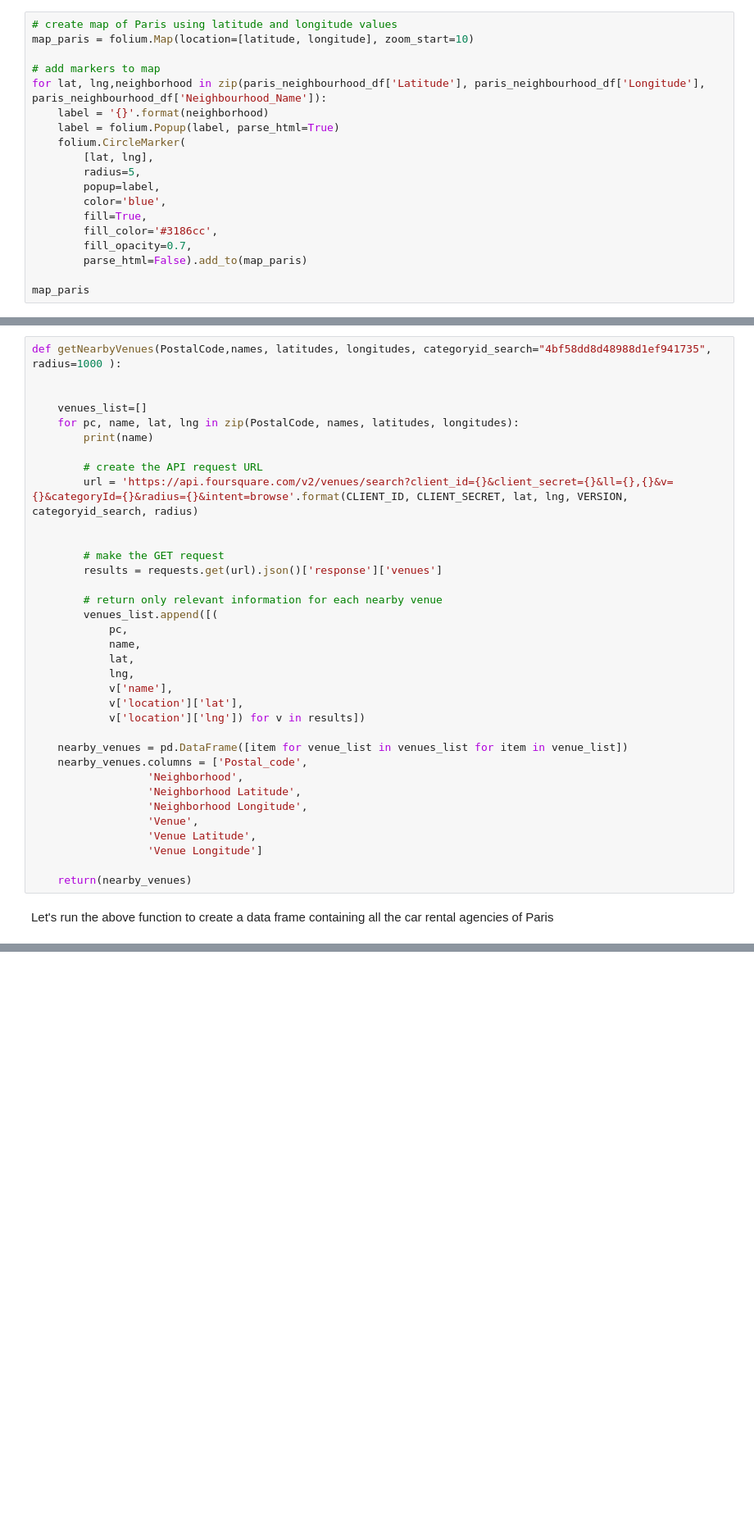
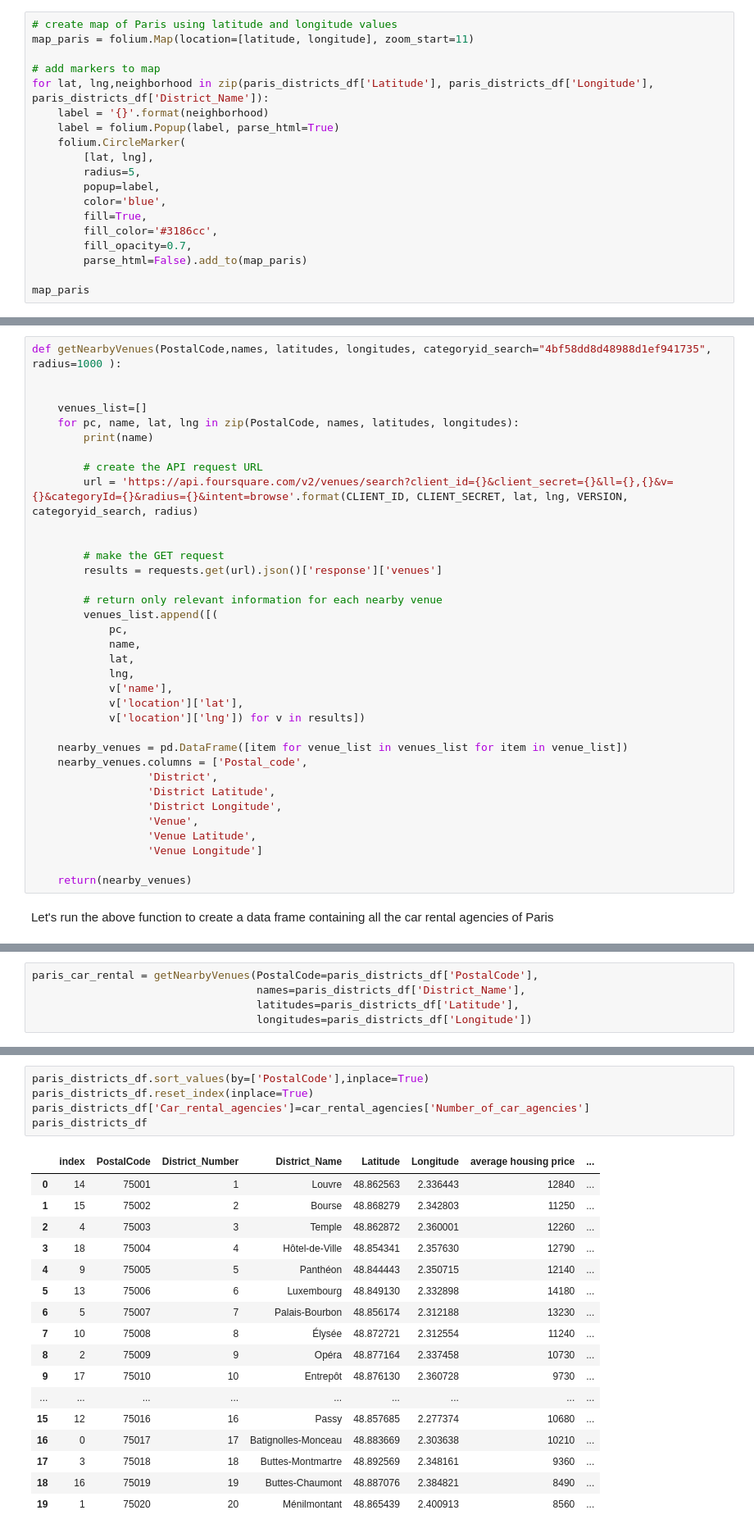
Before and after one commit to RedouanSabir/Coursera_Capstone, a Jupyter notebook: Capstone_Project_The_Battle_of_Neighborhoods_Week1.ipynb, the cells around one changed output, grey strips where cells are left out. Shown at 82% size. Saved outputs shown, nothing was run; the diff lists cells and outputs as text; blank space fills up the shorter version.

```diff
--- a/Capstone_Project_The_Battle_of_Neighborhoods_Week1.ipynb
+++ b/Capstone_Project_The_Battle_of_Neighborhoods_Week1.ipynb
@@ -111,9 +122,9 @@ The geograpical coordinates of Paris are 48.8566969, 2.3514616.
 # %%
 # create map of Paris using latitude and longitude values
-map_paris = folium.Map(location=[latitude, longitude], zoom_start=10)
+map_paris = folium.Map(location=[latitude, longitude], zoom_start=11)
 
 # add markers to map
-for lat, lng,neighborhood in zip(paris_neighbourhood_df['Latitude'], paris_neighbourhood_df['Longitude'], paris_neighbourhood_df['Neighbourhood_Name']):
+for lat, lng,neighborhood in zip(paris_districts_df['Latitude'], paris_districts_df['Longitude'], paris_districts_df['District_Name']):
     label = '{}'.format(neighborhood)
     label = folium.Popup(label, parse_html=True)
     folium.CircleMarker(
@@ -174,9 +185,9 @@ def getNearbyVenues(PostalCode,names, latitudes, longitudes, categoryid_search="
 
     nearby_venues = pd.DataFrame([item for venue_list in venues_list for item in venue_list])
     nearby_venues.columns = ['Postal_code',
-                  'Neighborhood',
-                  'Neighborhood Latitude',
-                  'Neighborhood Longitude',
+                  'District',
+                  'District Latitude',
+                  'District Longitude',
                   'Venue',
                   'Venue Latitude',
                   'Venue Longitude']
@@ -307,0 +198,5 @@ paris_car_rental_clustering=paris_car_rental
+# %%
+paris_car_rental = getNearbyVenues(PostalCode=paris_districts_df['PostalCode'],
+                                   names=paris_districts_df['District_Name'],
+                                   latitudes=paris_districts_df['Latitude'],
+                                   longitudes=paris_districts_df['Longitude'])
@@ -307,0 +244,23 @@ paris_car_rental_clustering=paris_car_rental
+# %%
+paris_districts_df.sort_values(by=['PostalCode'],inplace=True)
+paris_districts_df.reset_index(inplace=True)
+paris_districts_df['Car_rental_agencies']=car_rental_agencies['Number_of_car_agencies']
+paris_districts_df
+# %% [output]
+|  | index | PostalCode | District_Number | District_Name | Latitude | Longitude | average housing price | ... |
+| 0 | 14 | 75001 | 1 | Louvre | 48.862563 | 2.336443 | 12840 | ... |
+| 1 | 15 | 75002 | 2 | Bourse | 48.868279 | 2.342803 | 11250 | ... |
+| 2 | 4 | 75003 | 3 | Temple | 48.862872 | 2.360001 | 12260 | ... |
+| 3 | 18 | 75004 | 4 | Hôtel-de-Ville | 48.854341 | 2.357630 | 12790 | ... |
+| 4 | 9 | 75005 | 5 | Panthéon | 48.844443 | 2.350715 | 12140 | ... |
+| 5 | 13 | 75006 | 6 | Luxembourg | 48.849130 | 2.332898 | 14180 | ... |
+| 6 | 5 | 75007 | 7 | Palais-Bourbon | 48.856174 | 2.312188 | 13230 | ... |
+| 7 | 10 | 75008 | 8 | Élysée | 48.872721 | 2.312554 | 11240 | ... |
+| 8 | 2 | 75009 | 9 | Opéra | 48.877164 | 2.337458 | 10730 | ... |
+| 9 | 17 | 75010 | 10 | Entrepôt | 48.876130 | 2.360728 | 9730 | ... |
+| ... | ... | ... | ... | ... | ... | ... | ... | ... |
+| 15 | 12 | 75016 | 16 | Passy | 48.857685 | 2.277374 | 10680 | ... |
+| 16 | 0 | 75017 | 17 | Batignolles-Monceau | 48.883669 | 2.303638 | 10210 | ... |
+| 17 | 3 | 75018 | 18 | Buttes-Montmartre | 48.892569 | 2.348161 | 9360 | ... |
+| 18 | 16 | 75019 | 19 | Buttes-Chaumont | 48.887076 | 2.384821 | 8490 | ... |
+| 19 | 1 | 75020 | 20 | Ménilmontant | 48.865439 | 2.400913 | 8560 | ... |
```
Also changed, not shown: parts of 59 cells of this notebook, 3 other files.
